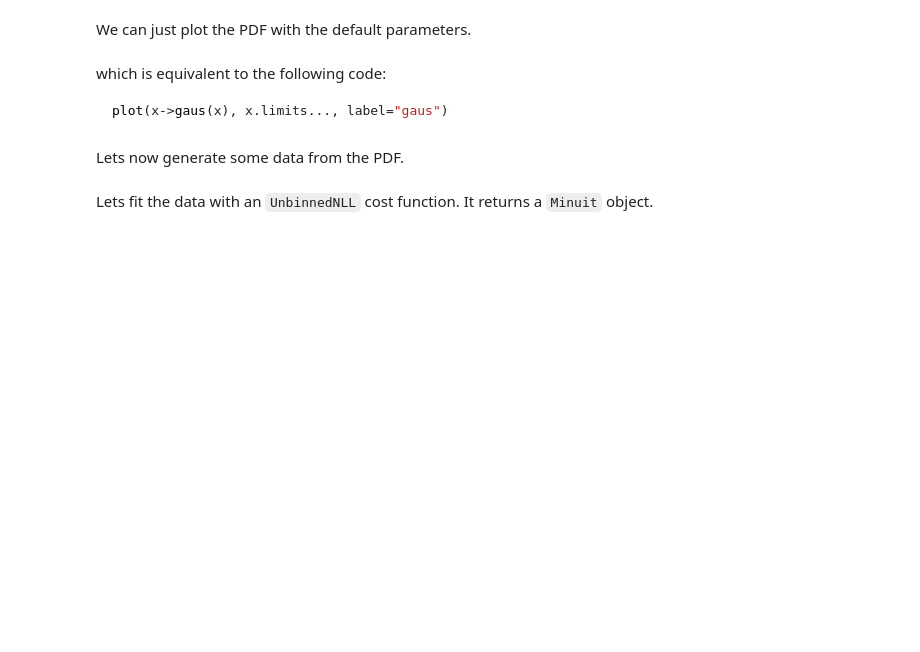
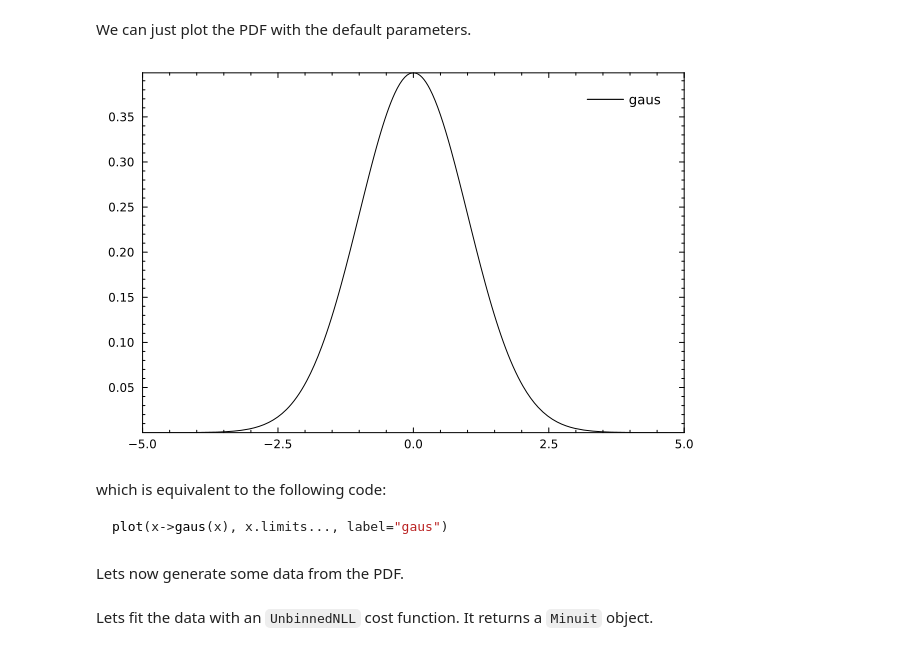
Before and after one commit to JuliaHEP/Minuit2.jl, a Jupyter notebook: examples/roofit.ipynb, the cells around one changed output. Saved outputs shown, nothing was run; the diff lists cells and outputs as text; code cells hidden in the pictures; blank space fills up the shorter version.

Commit message:
Using recipes for plotting and a number of improvements on RooFit usability

````diff
--- a/examples/roofit.ipynb
+++ b/examples/roofit.ipynb
@@ -25,7 +28,9 @@ gaus = Gaussian(:gaus, x, μ, σ) # Create a RooGaussian PDF
 # %% [markdown]
 We can just plot the PDF with the default parameters.
 # %%
-visualize(gaus)
+plot(gaus)
+# %% [output]
+[figure, added]
 # %% [markdown]
 which is equivalent to the following code:
 ```julia
````
Also changed, not shown: parts of 21 cells of this notebook, 10 other files.
